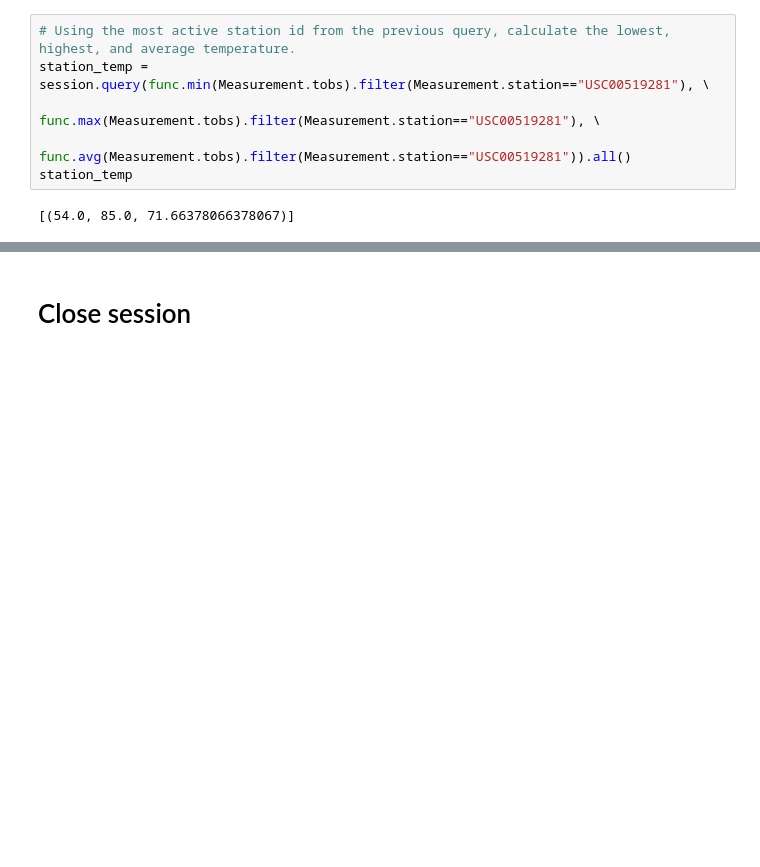
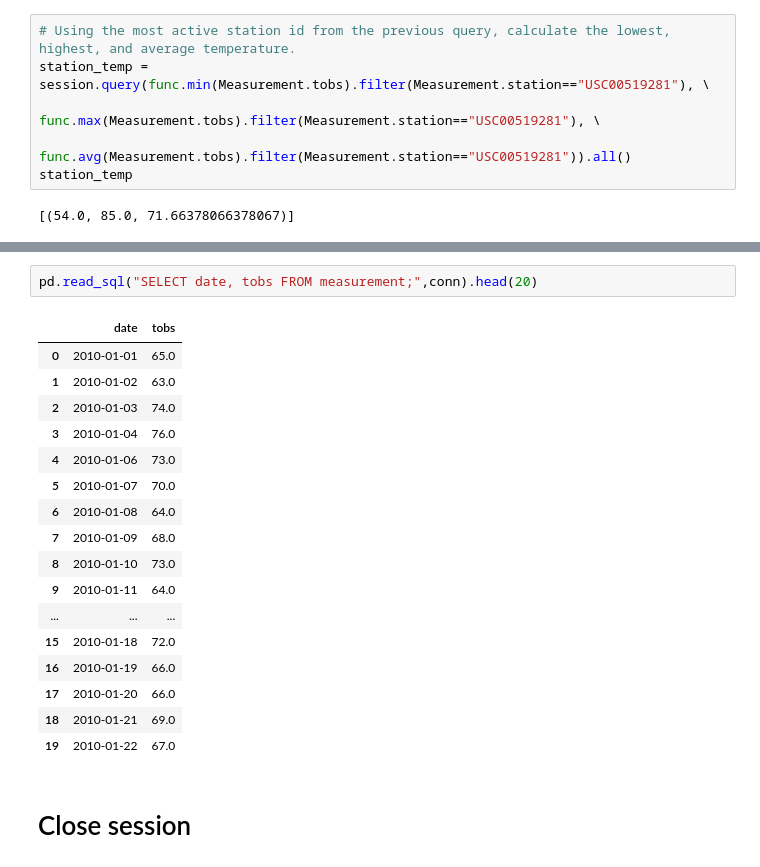
Before and after one commit to uzma-azhar/sqlalchemy-challenge, a Jupyter notebook: SurfsUp/climate_starter.ipynb, the cells around one changed output, grey strips where cells are left out. Drawn from its saved outputs; the diff is of its cells as text; blank space fills up the shorter version.

```diff
--- a/SurfsUp/climate_starter.ipynb
+++ b/SurfsUp/climate_starter.ipynb
@@ -125,6 +123,26 @@ plt.xlabel("Temperature")
 # %% [output]
 Text(0.5, 0, 'Temperature')
 [figure]
+# %%
+pd.read_sql("SELECT date, tobs FROM measurement;",conn).head(20)
+# %% [output]
+|  | date | tobs |
+| 0 | 2010-01-01 | 65.0 |
+| 1 | 2010-01-02 | 63.0 |
+| 2 | 2010-01-03 | 74.0 |
+| 3 | 2010-01-04 | 76.0 |
+| 4 | 2010-01-06 | 73.0 |
+| 5 | 2010-01-07 | 70.0 |
+| 6 | 2010-01-08 | 64.0 |
+| 7 | 2010-01-09 | 68.0 |
+| 8 | 2010-01-10 | 73.0 |
+| 9 | 2010-01-11 | 64.0 |
+| ... | ... | ... |
+| 15 | 2010-01-18 | 72.0 |
+| 16 | 2010-01-19 | 66.0 |
+| 17 | 2010-01-20 | 66.0 |
+| 18 | 2010-01-21 | 69.0 |
+| 19 | 2010-01-22 | 67.0 |
 # %% [markdown]
 # Close session
 # %%
```
Also changed, not shown: parts of 2 cells of this notebook, 1 other file.
